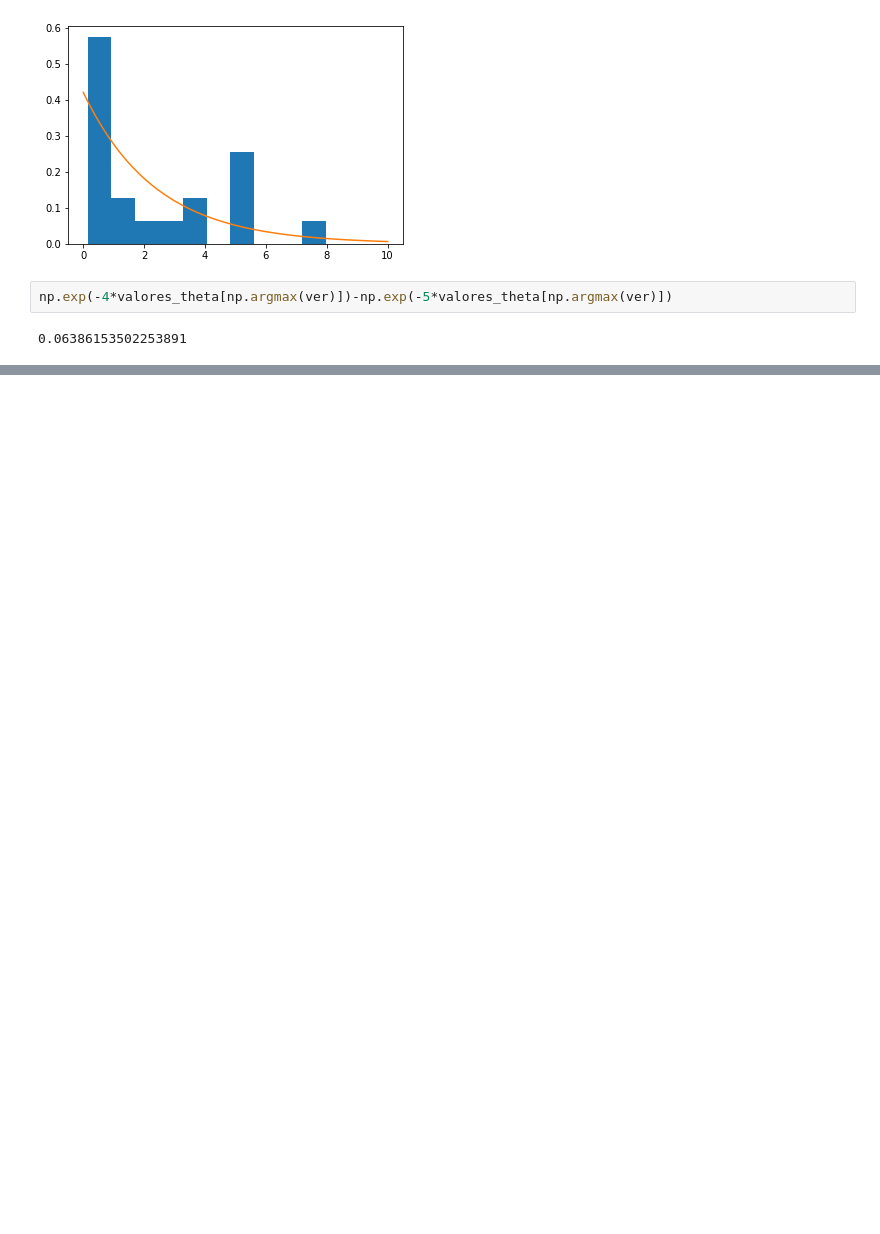
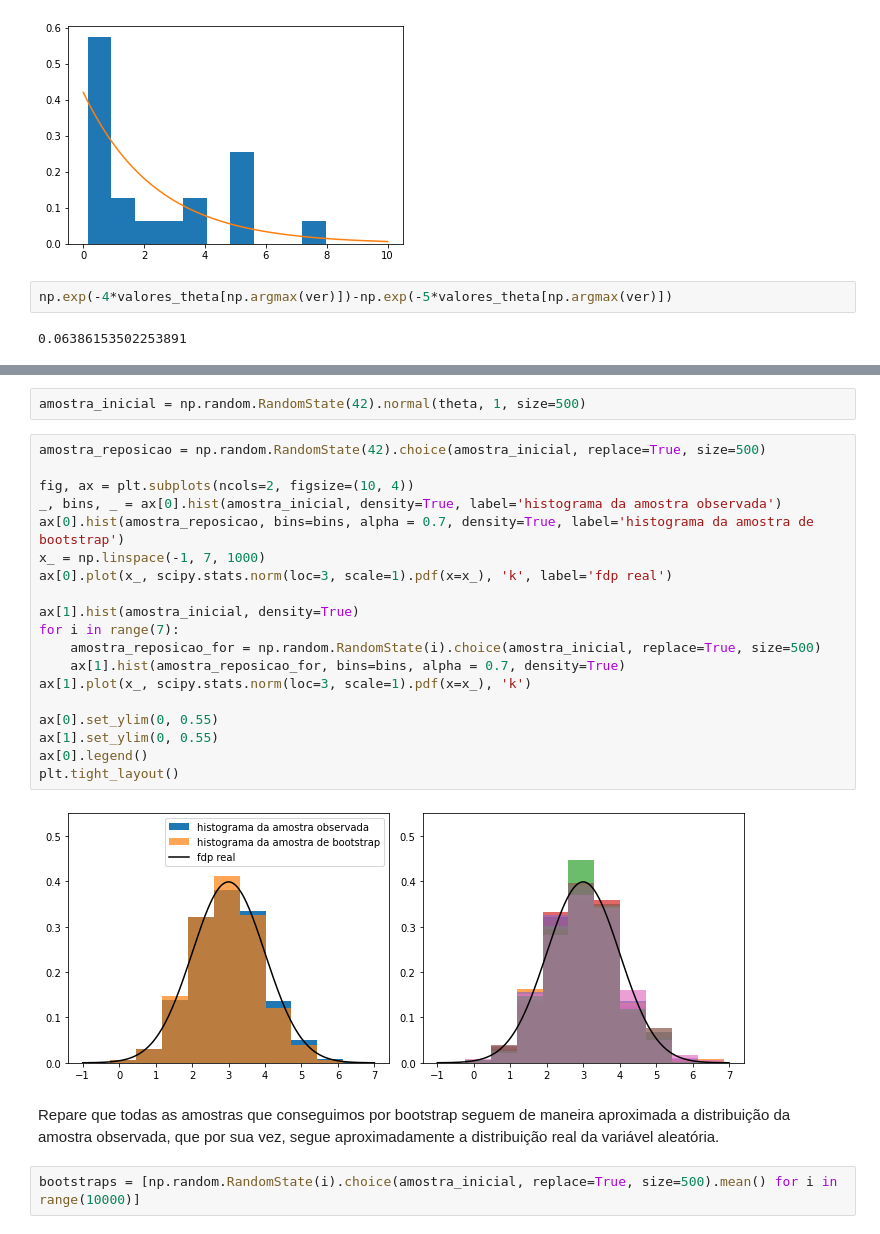
Before and after one commit to vitaliset/talks, a Jupyter notebook: Training_DataLab_2022_08_31/Estatistica.ipynb, the cells around one changed output, grey strips where cells are left out. Saved outputs shown, nothing was run; the diff lists cells and outputs as text; blank space fills up the shorter version.

```diff
--- a/Training_DataLab_2022_08_31/Estatistica.ipynb
+++ b/Training_DataLab_2022_08_31/Estatistica.ipynb
@@ -241,0 +270,27 @@ Uma boa introdução à esse problema é estudar sobre o KDE. https://youtu.be/x
+# %%
+amostra_inicial = np.random.RandomState(42).normal(theta, 1, size=500)
+# %%
+amostra_reposicao = np.random.RandomState(42).choice(amostra_inicial, replace=True, size=500)
+
+fig, ax = plt.subplots(ncols=2, figsize=(10, 4))
+_, bins, _ = ax[0].hist(amostra_inicial, density=True, label='histograma da amostra observada')
+ax[0].hist(amostra_reposicao, bins=bins, alpha = 0.7, density=True, label='histograma da amostra de bootstrap')
+x_ = np.linspace(-1, 7, 1000)
+ax[0].plot(x_, scipy.stats.norm(loc=3, scale=1).pdf(x=x_), 'k', label='fdp real')
+
+ax[1].hist(amostra_inicial, density=True)
+for i in range(7):
+    amostra_reposicao_for = np.random.RandomState(i).choice(amostra_inicial, replace=True, size=500)
+    ax[1].hist(amostra_reposicao_for, bins=bins, alpha = 0.7, density=True)
+ax[1].plot(x_, scipy.stats.norm(loc=3, scale=1).pdf(x=x_), 'k')
+
+ax[0].set_ylim(0, 0.55)
+ax[1].set_ylim(0, 0.55)
+ax[0].legend()
+plt.tight_layout()
+# %% [output]
+[figure, added]
+# %% [markdown]
+Repare que todas as amostras que conseguimos por bootstrap seguem de maneira aproximada a distribuição da amostra observada, que por sua vez, segue aproximadamente a distribuição real da variável aleatória.
+# %%
+bootstraps = [np.random.RandomState(i).choice(amostra_inicial, replace=True, size=500).mean() for i in range(10000)]
```
Also changed, not shown: parts of 46 cells of this notebook, 2 other files.
